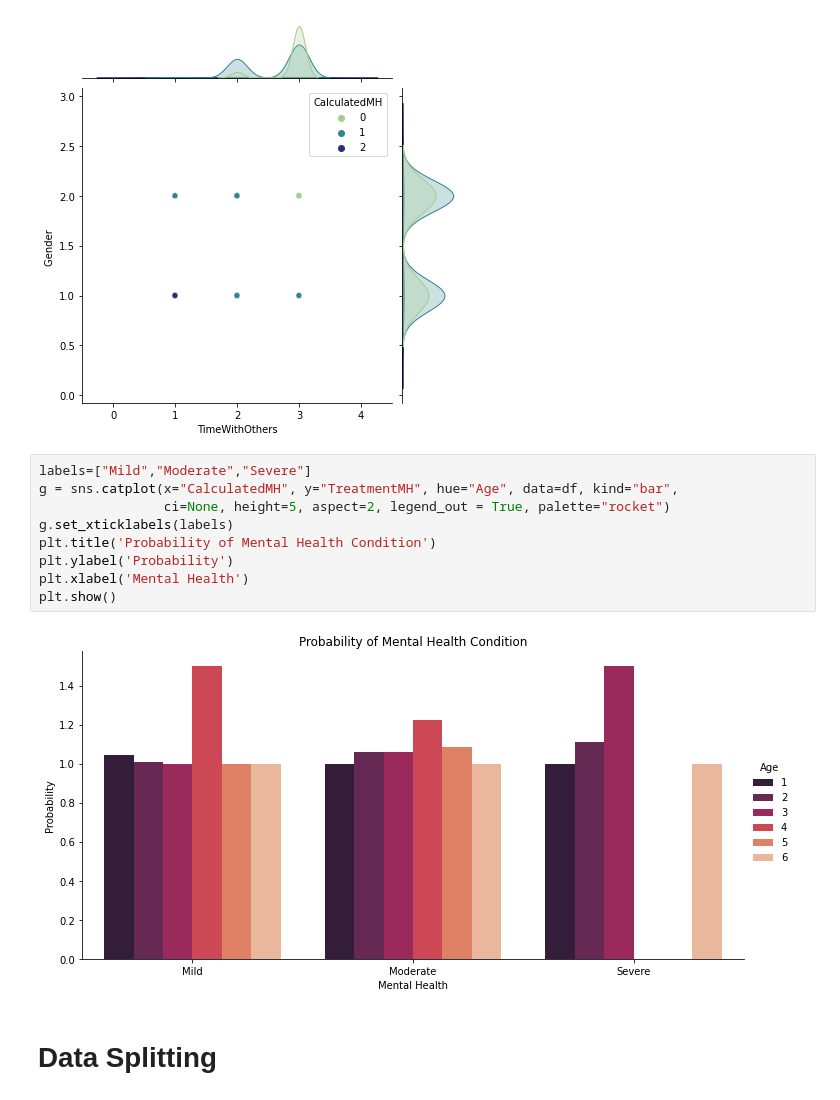
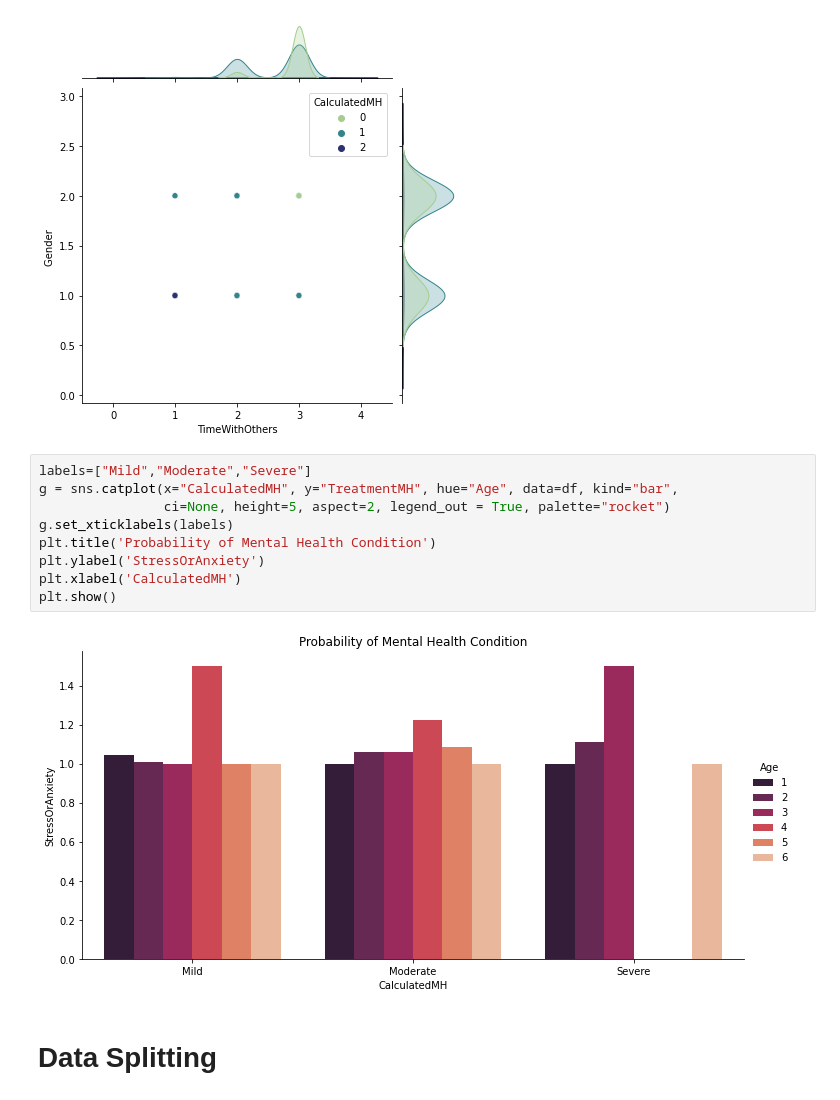
Before and after one commit to Shreerag01/Maths-End-Sem-Project-Sem-1, a Jupyter notebook: MentalHealth_EndSemesterProject.ipynb, the cells around one changed output. Drawn from its saved outputs; the diff is of its cells as text.

```diff
--- a/MentalHealth_EndSemesterProject.ipynb
+++ b/MentalHealth_EndSemesterProject.ipynb
@@ -456,14 +456,14 @@ plt.show()
 # %%
 labels=["Mild","Moderate","Severe"]
 g = sns.catplot(x="CalculatedMH", y="TreatmentMH", hue="Age", data=df, kind="bar",
                 ci=None, height=5, aspect=2, legend_out = True, palette="rocket")
 g.set_xticklabels(labels)
 plt.title('Probability of Mental Health Condition')
-plt.ylabel('Probability')
-plt.xlabel('Mental Health')
+plt.ylabel('StressOrAnxiety')
+plt.xlabel('CalculatedMH')
 plt.show()
 # %% [output]
-[figure, old version]
+[figure, new version]
 # %% [markdown]
 # Data Splitting
 # %%
```
Also changed, not shown: parts of 8 cells of this notebook.
